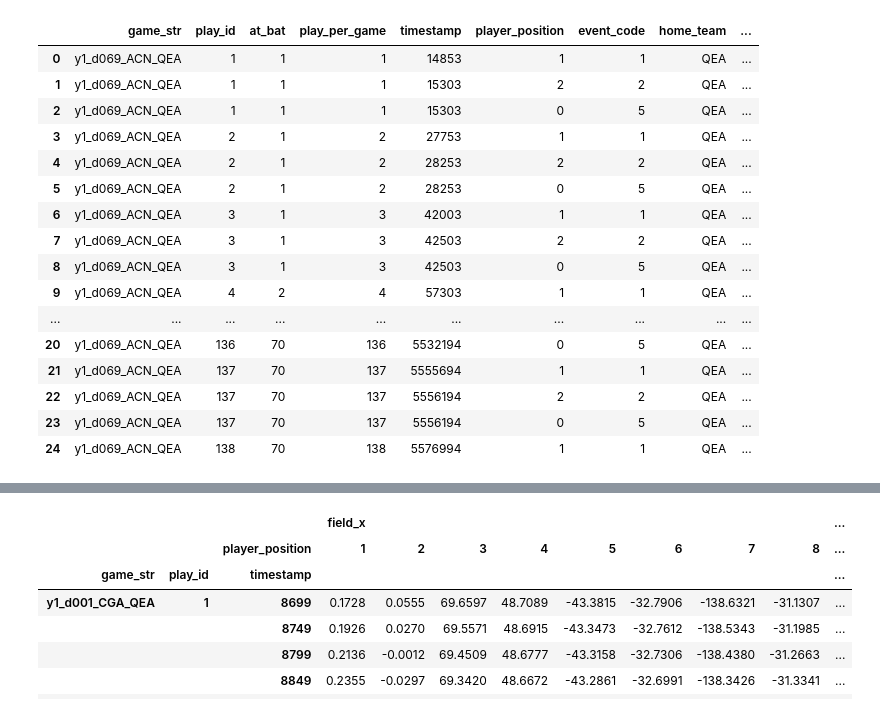
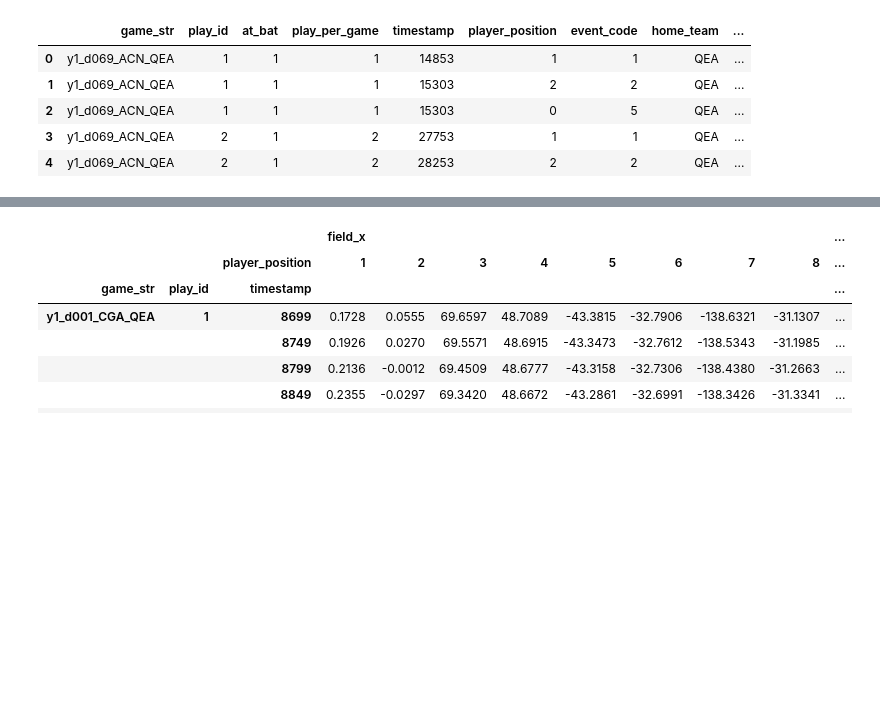
Before and after one commit to alexfrederick1/The-Man-in-the-Middle, a Jupyter notebook: startercode-py.ipynb, the cells around one changed output, grey strips where cells are left out. Cells and saved outputs as stored; diff of their text form; code cells hidden in the pictures; blank space fills up the shorter version.

```diff
--- a/startercode-py.ipynb
+++ b/startercode-py.ipynb
@@ -86,25 +77,14 @@ big_ie = big_ie.merge(position_key, how='left', left_on='player_position', right
 
 big_ie = big_ie.merge(event_key, how='left', left_on='event_code', right_on='code').drop('code', axis=1)
 # %%
-big_ie.head(25)
+big_ie.head()
 # %% [output]
 |  | game_str | play_id | at_bat | play_per_game | timestamp | player_position | event_code | home_team | ... |
 | 0 | y1_d069_ACN_QEA | 1 | 1 | 1 | 14853 | 1 | 1 | QEA | ... |
 | 1 | y1_d069_ACN_QEA | 1 | 1 | 1 | 15303 | 2 | 2 | QEA | ... |
 | 2 | y1_d069_ACN_QEA | 1 | 1 | 1 | 15303 | 0 | 5 | QEA | ... |
 | 3 | y1_d069_ACN_QEA | 2 | 1 | 2 | 27753 | 1 | 1 | QEA | ... |
 | 4 | y1_d069_ACN_QEA | 2 | 1 | 2 | 28253 | 2 | 2 | QEA | ... |
-| 5 | y1_d069_ACN_QEA | 2 | 1 | 2 | 28253 | 0 | 5 | QEA | ... |
-| 6 | y1_d069_ACN_QEA | 3 | 1 | 3 | 42003 | 1 | 1 | QEA | ... |
-| 7 | y1_d069_ACN_QEA | 3 | 1 | 3 | 42503 | 2 | 2 | QEA | ... |
-| 8 | y1_d069_ACN_QEA | 3 | 1 | 3 | 42503 | 0 | 5 | QEA | ... |
-| 9 | y1_d069_ACN_QEA | 4 | 2 | 4 | 57303 | 1 | 1 | QEA | ... |
-| ... | ... | ... | ... | ... | ... | ... | ... | ... | ... |
-| 20 | y1_d069_ACN_QEA | 136 | 70 | 136 | 5532194 | 0 | 5 | QEA | ... |
-| 21 | y1_d069_ACN_QEA | 137 | 70 | 137 | 5555694 | 1 | 1 | QEA | ... |
-| 22 | y1_d069_ACN_QEA | 137 | 70 | 137 | 5556194 | 2 | 2 | QEA | ... |
-| 23 | y1_d069_ACN_QEA | 137 | 70 | 137 | 5556194 | 0 | 5 | QEA | ... |
-| 24 | y1_d069_ACN_QEA | 138 | 70 | 138 | 5576994 | 1 | 1 | QEA | ... |
 # %%
 prev2 = big_ie['event_code'].shift(2)
 prev1 = big_ie['event_code'].shift(1)
```
Also changed, not shown: parts of 12 cells of this notebook.
